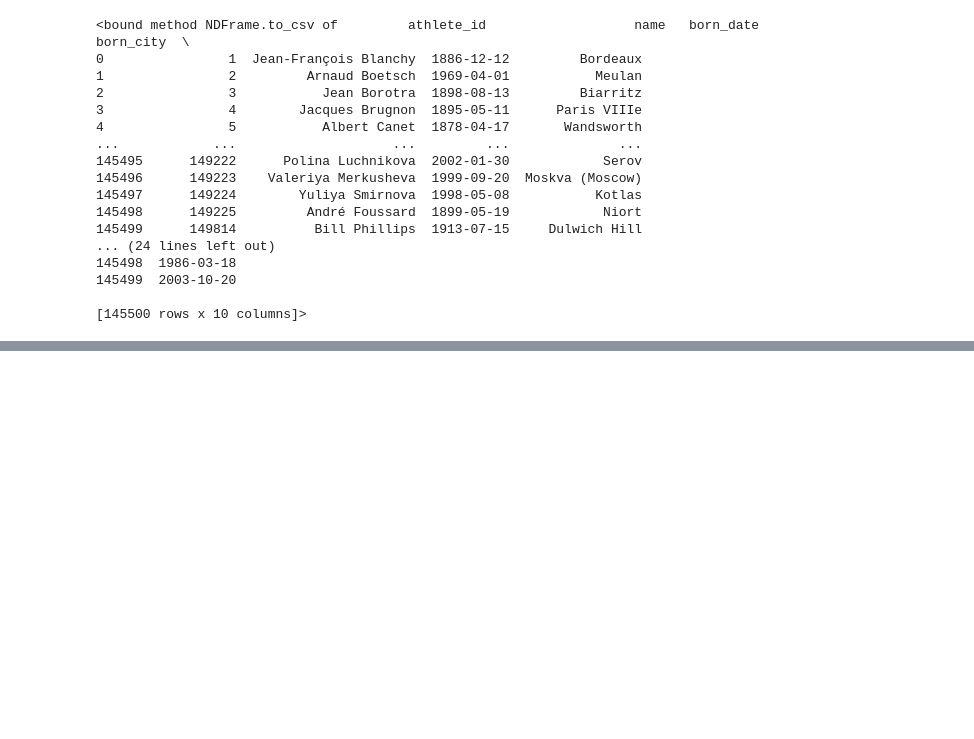
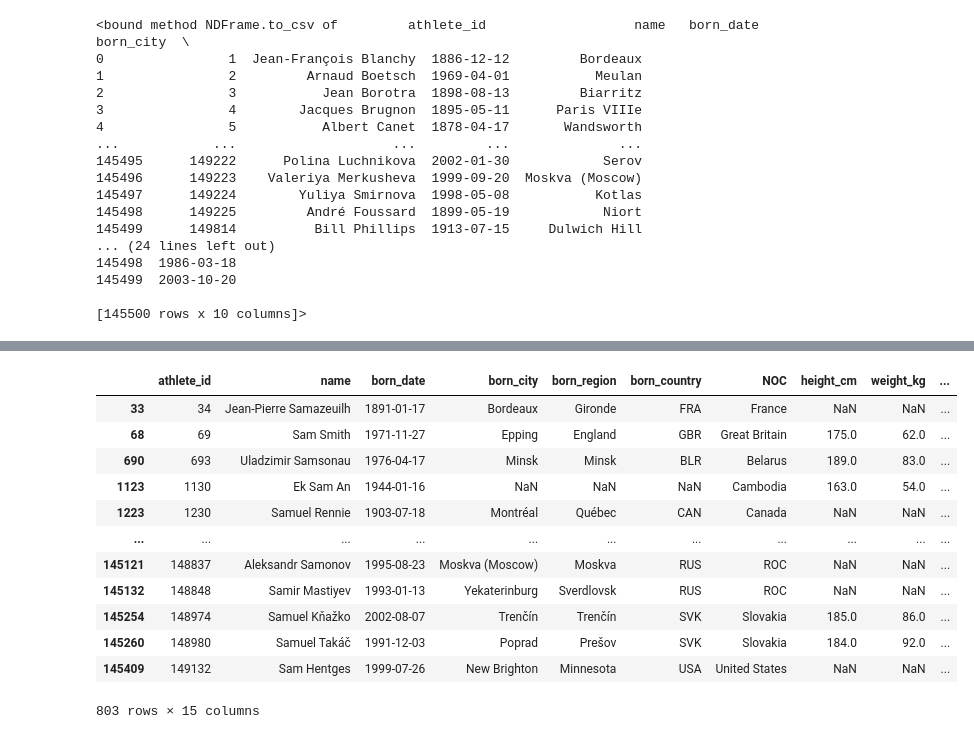
Before and after one commit to rakibakond95/complete-pandas-tutorial, a Jupyter notebook: tutorial_practice.ipynb, the cells around one changed output, grey strips where cells are left out. Saved outputs shown, nothing was run; the diff lists cells and outputs as text; code cells hidden in the pictures; blank space fills up the shorter version.

```diff
--- a/tutorial_practice.ipynb
+++ b/tutorial_practice.ipynb
@@ -164,0 +476,16 @@ bios.to_csv
+# %%
+bios[bios['name'].str.contains('sam' ,case=False)]
+# %% [output]
+|  | athlete_id | name | born_date | born_city | born_region | born_country | NOC | height_cm | weight_kg | ... |
+| 33 | 34 | Jean-Pierre Samazeuilh | 1891-01-17 | Bordeaux | Gironde | FRA | France | NaN | NaN | ... |
+| 68 | 69 | Sam Smith | 1971-11-27 | Epping | England | GBR | Great Britain | 175.0 | 62.0 | ... |
+| 690 | 693 | Uladzimir Samsonau | 1976-04-17 | Minsk | Minsk | BLR | Belarus | 189.0 | 83.0 | ... |
+| 1123 | 1130 | Ek Sam An | 1944-01-16 | NaN | NaN | NaN | Cambodia | 163.0 | 54.0 | ... |
+| 1223 | 1230 | Samuel Rennie | 1903-07-18 | Montréal | Québec | CAN | Canada | NaN | NaN | ... |
+| ... | ... | ... | ... | ... | ... | ... | ... | ... | ... | ... |
+| 145121 | 148837 | Aleksandr Samonov | 1995-08-23 | Moskva (Moscow) | Moskva | RUS | ROC | NaN | NaN | ... |
+| 145132 | 148848 | Samir Mastiyev | 1993-01-13 | Yekaterinburg | Sverdlovsk | RUS | ROC | NaN | NaN | ... |
+| 145254 | 148974 | Samuel Kňažko | 2002-08-07 | Trenčín | Trenčín | SVK | Slovakia | 185.0 | 86.0 | ... |
+| 145260 | 148980 | Samuel Takáč | 1991-12-03 | Poprad | Prešov | SVK | Slovakia | 184.0 | 92.0 | ... |
+| 145409 | 149132 | Sam Hentges | 1999-07-26 | New Brighton | Minnesota | USA | United States | NaN | NaN | ... |
+803 rows × 15 columns
```
Also changed, not shown: parts of 109 cells of this notebook.
